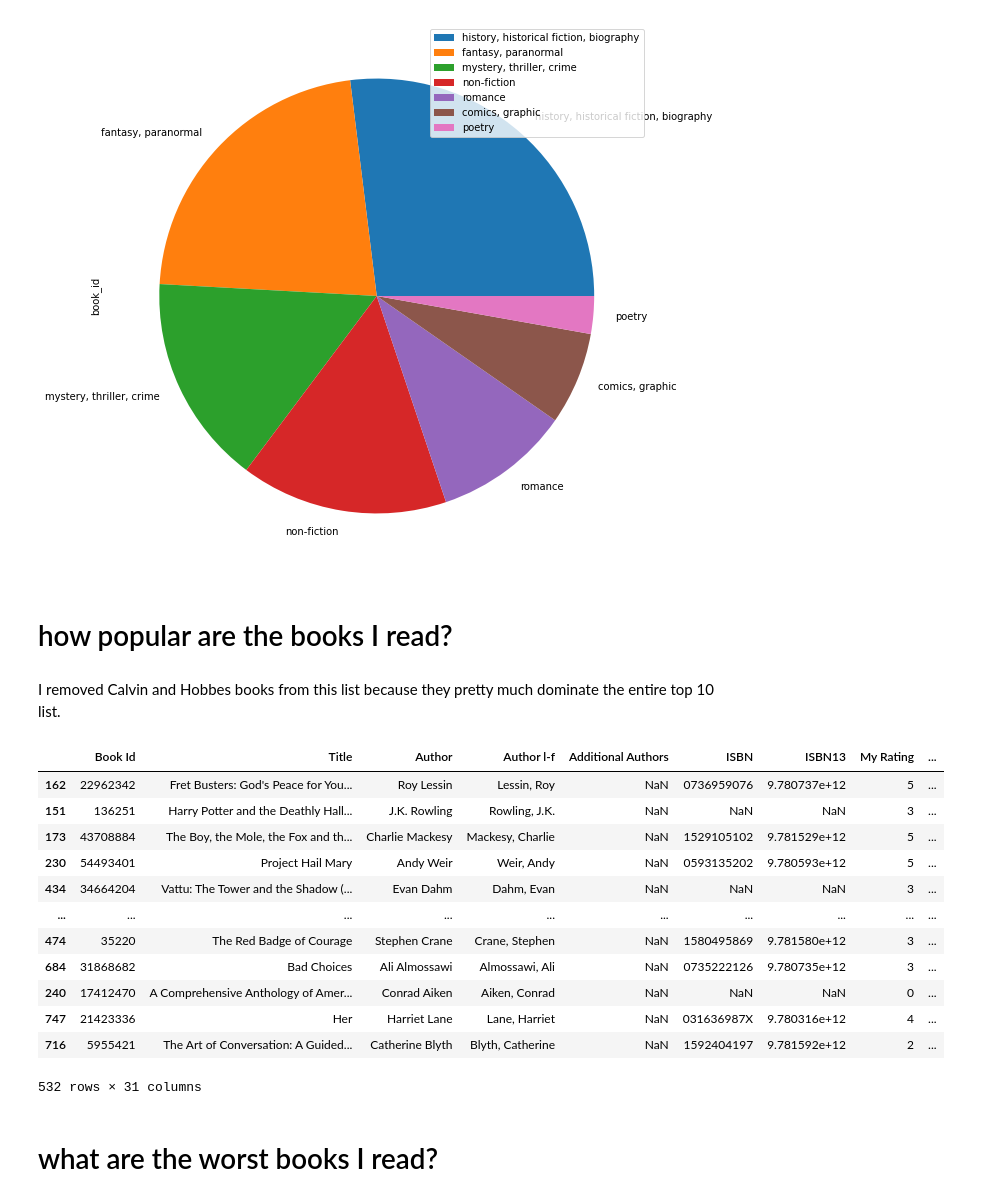
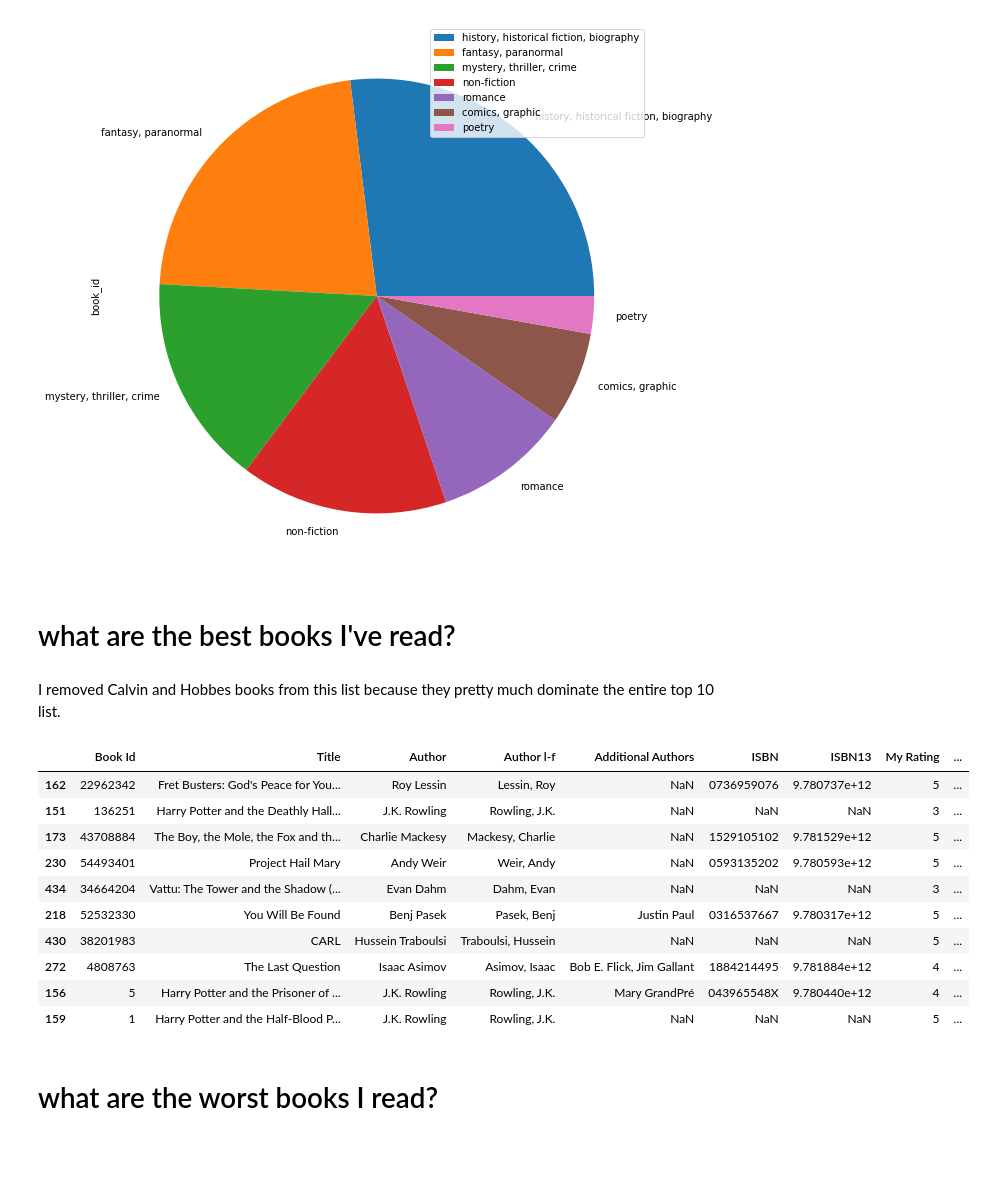
Before and after one commit to ruthrootz/goodreads-data-science, a Jupyter notebook: what-i-read.ipynb, the cells around one changed output. Drawn from its saved outputs; the diff is of its cells as text; code cells hidden in the pictures; blank space fills up the shorter version.

```diff
--- a/what-i-read.ipynb
+++ b/what-i-read.ipynb
@@ -91,28 +91,27 @@ my_genres.plot.pie(y = 'book_id', figsize = (10, 10), labels = my_genres.genre)
 <AxesSubplot:ylabel='book_id'>
 [figure]
 # %% [markdown]
-# how popular are the books I read?
+# what are the best books I've read?
 # %% [markdown]
 I removed Calvin and Hobbes books from this list because they pretty much dominate the entire top 10 list.
 # %%
 # books = books[books['Read Count'] > 0].sort_values('Average Rating', ascending = False)
 books = books[(books['Read Count'] > 0) & (~books['Title'].str.contains('Calvin'))].sort_values('Average Rating', ascending = False)
+books = books[:10]
 books
 # put top 10 in a bar chart
 # %% [output]
 |  | Book Id | Title | Author | Author l-f | Additional Authors | ISBN | ISBN13 | My Rating | ... |
 | 162 | 22962342 | Fret Busters: God's Peace for You... | Roy Lessin | Lessin, Roy | NaN | 0736959076 | 9.780737e+12 | 5 | ... |
 | 151 | 136251 | Harry Potter and the Deathly Hall... | J.K. Rowling | Rowling, J.K. | NaN | NaN | NaN | 3 | ... |
 | 173 | 43708884 | The Boy, the Mole, the Fox and th... | Charlie Mackesy | Mackesy, Charlie | NaN | 1529105102 | 9.781529e+12 | 5 | ... |
 | 230 | 54493401 | Project Hail Mary | Andy Weir | Weir, Andy | NaN | 0593135202 | 9.780593e+12 | 5 | ... |
 | 434 | 34664204 | Vattu: The Tower and the Shadow (... | Evan Dahm | Dahm, Evan | NaN | NaN | NaN | 3 | ... |
-| ... | ... | ... | ... | ... | ... | ... | ... | ... | ... |
-| 474 | 35220 | The Red Badge of Courage | Stephen Crane | Crane, Stephen | NaN | 1580495869 | 9.781580e+12 | 3 | ... |
-| 684 | 31868682 | Bad Choices | Ali Almossawi | Almossawi, Ali | NaN | 0735222126 | 9.780735e+12 | 3 | ... |
-| 240 | 17412470 | A Comprehensive Anthology of Amer... | Conrad Aiken | Aiken, Conrad | NaN | NaN | NaN | 0 | ... |
-| 747 | 21423336 | Her | Harriet Lane | Lane, Harriet | NaN | 031636987X | 9.780316e+12 | 4 | ... |
-| 716 | 5955421 | The Art of Conversation: A Guided... | Catherine Blyth | Blyth, Catherine | NaN | 1592404197 | 9.781592e+12 | 2 | ... |
+| 218 | 52532330 | You Will Be Found | Benj Pasek | Pasek, Benj | Justin Paul | 0316537667 | 9.780317e+12 | 5 | ... |
+| 430 | 38201983 | CARL | Hussein Traboulsi | Traboulsi, Hussein | NaN | NaN | NaN | 5 | ... |
+| 272 | 4808763 | The Last Question | Isaac Asimov | Asimov, Isaac | Bob E. Flick, Jim Gallant | 1884214495 | 9.781884e+12 | 4 | ... |
+| 156 | 5 | Harry Potter and the Prisoner of ... | J.K. Rowling | Rowling, J.K. | Mary GrandPré | 043965548X | 9.780440e+12 | 4 | ... |
+| 159 | 1 | Harry Potter and the Half-Blood P... | J.K. Rowling | Rowling, J.K. | NaN | NaN | NaN | 5 | ... |
-532 rows × 31 columns
 # %% [markdown]
 # what are the worst books I read?
 # %%
```
